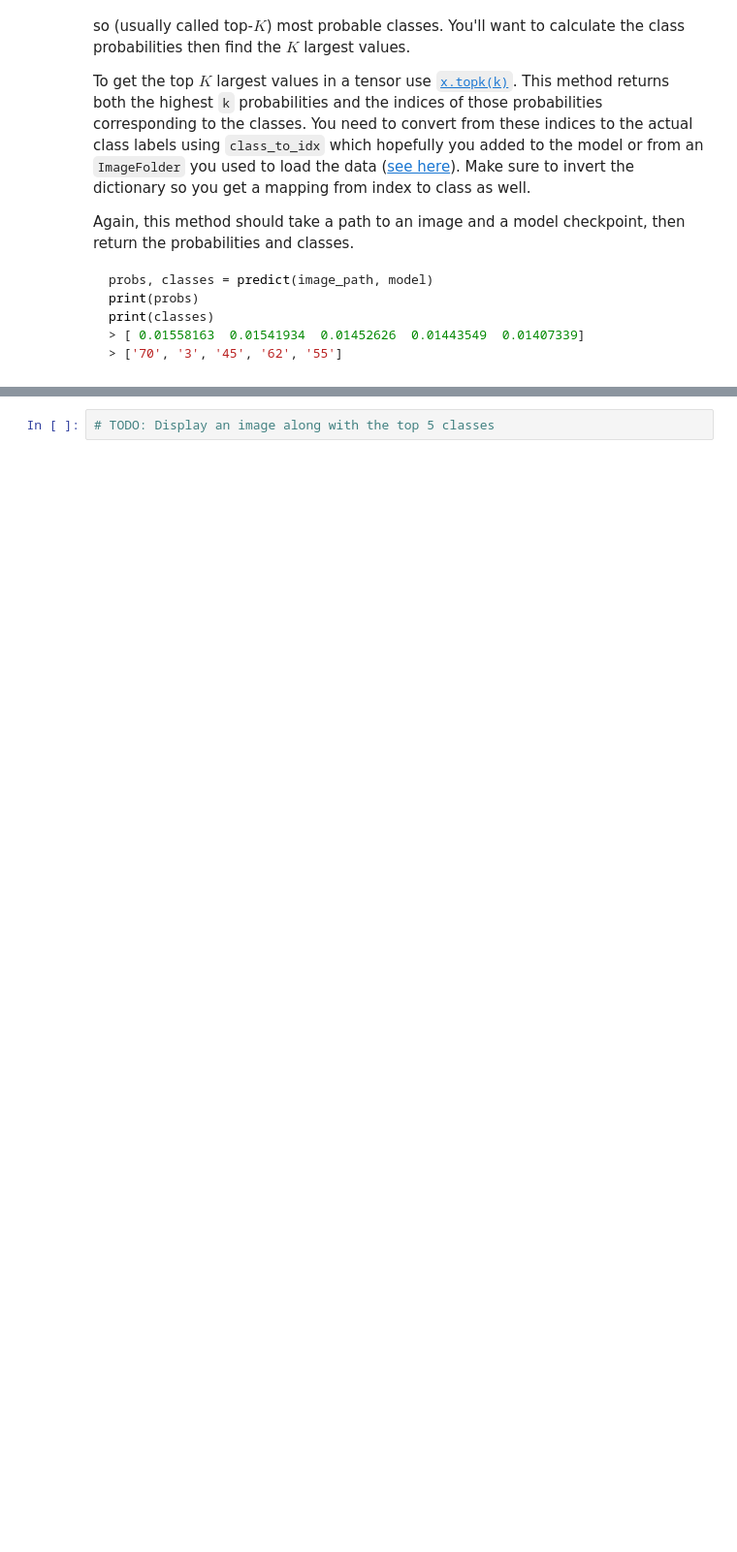
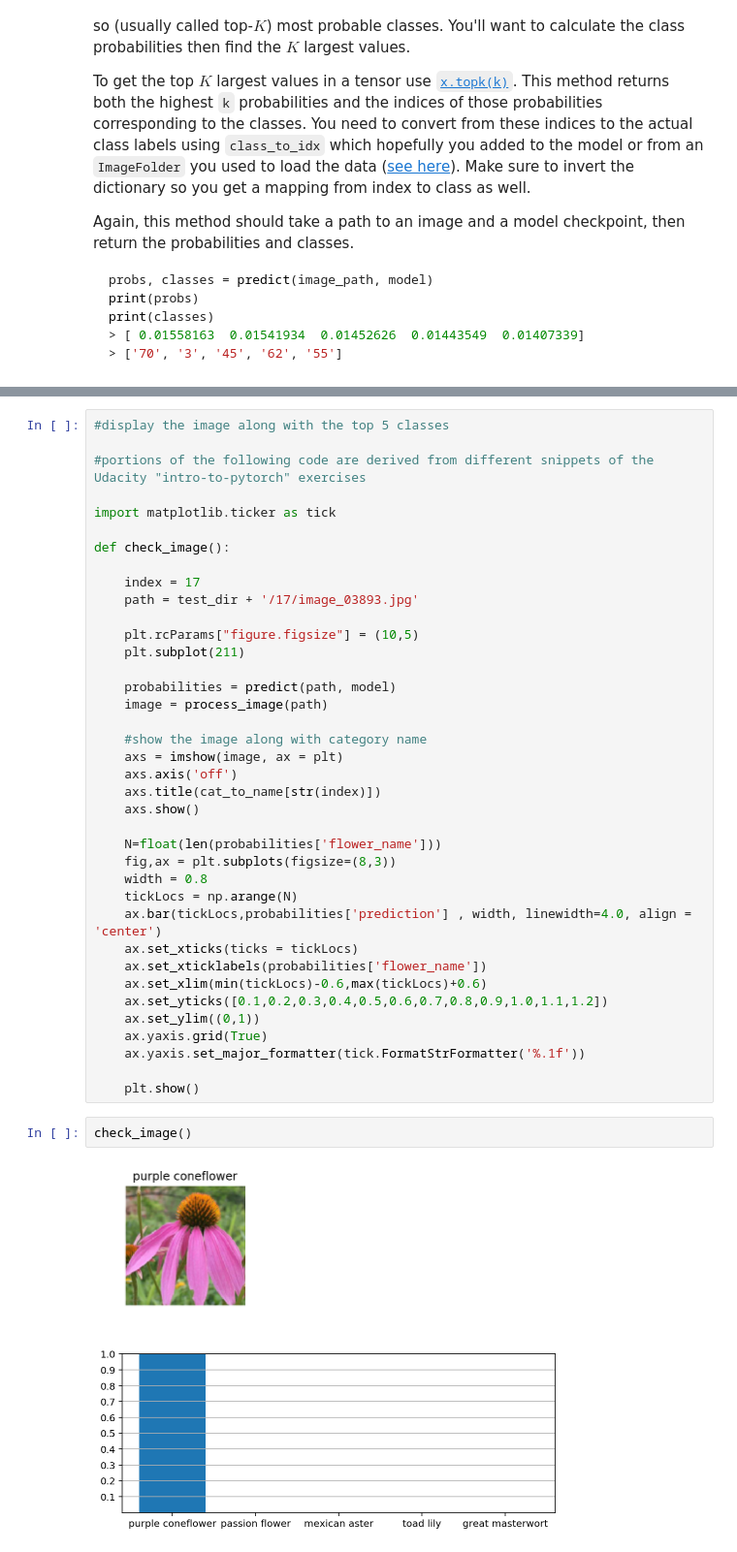
Before and after one commit to Carmelsoft/aipnd-project, a Jupyter notebook: Image Classifier Project.ipynb, the cells around one changed output, grey strips where cells are left out. Shown: that part at 97% size. Drawn from its saved outputs; the diff is of its cells as text; blank space fills up the shorter version.

```diff
--- a/Image Classifier Project.ipynb
+++ b/Image Classifier Project.ipynb
@@ -318,5 +527,46 @@ Now that you can use a trained model for predictions, check to make sure it make
 <img src='assets/inference_example.png' width=300px>
 
 You can convert from the class integer encoding to actual flower names with the `cat_to_name.json` file (should have been loaded earlier in the notebook). To show a PyTorch tensor as an image, use the `imshow` function defined above.
-# %%
-# TODO: Display an image along with the top 5 classes
+# %%
+#display the image along with the top 5 classes
+
+#portions of the following code are derived from different snippets of the Udacity "intro-to-pytorch" exercises
+
+import matplotlib.ticker as tick
+
+def check_image():
+
+    index = 17
+    path = test_dir + '/17/image_03893.jpg'
+
+    plt.rcParams["figure.figsize"] = (10,5)
+    plt.subplot(211)
+
+    probabilities = predict(path, model)
+    image = process_image(path)
+
+    #show the image along with category name
+    axs = imshow(image, ax = plt)
+    axs.axis('off')
+    axs.title(cat_to_name[str(index)])
+    axs.show()
+
+    N=float(len(probabilities['flower_name']))
+    fig,ax = plt.subplots(figsize=(8,3))
+    width = 0.8
+    tickLocs = np.arange(N)
+    ax.bar(tickLocs,probabilities['prediction'] , width, linewidth=4.0, align = 'center')
+    ax.set_xticks(ticks = tickLocs)
+    ax.set_xticklabels(probabilities['flower_name'])
+    ax.set_xlim(min(tickLocs)-0.6,max(tickLocs)+0.6)
+    ax.set_yticks([0.1,0.2,0.3,0.4,0.5,0.6,0.7,0.8,0.9,1.0,1.1,1.2])
+    ax.set_ylim((0,1))
+    ax.yaxis.grid(True)
+    ax.yaxis.set_major_formatter(tick.FormatStrFormatter('%.1f'))
+
+    plt.show()
+# %%
+check_image()
+# %% [output]
+[figure, added]
+[figure, added]
```
Also changed, not shown: parts of 15 cells of this notebook, 7 other files.
